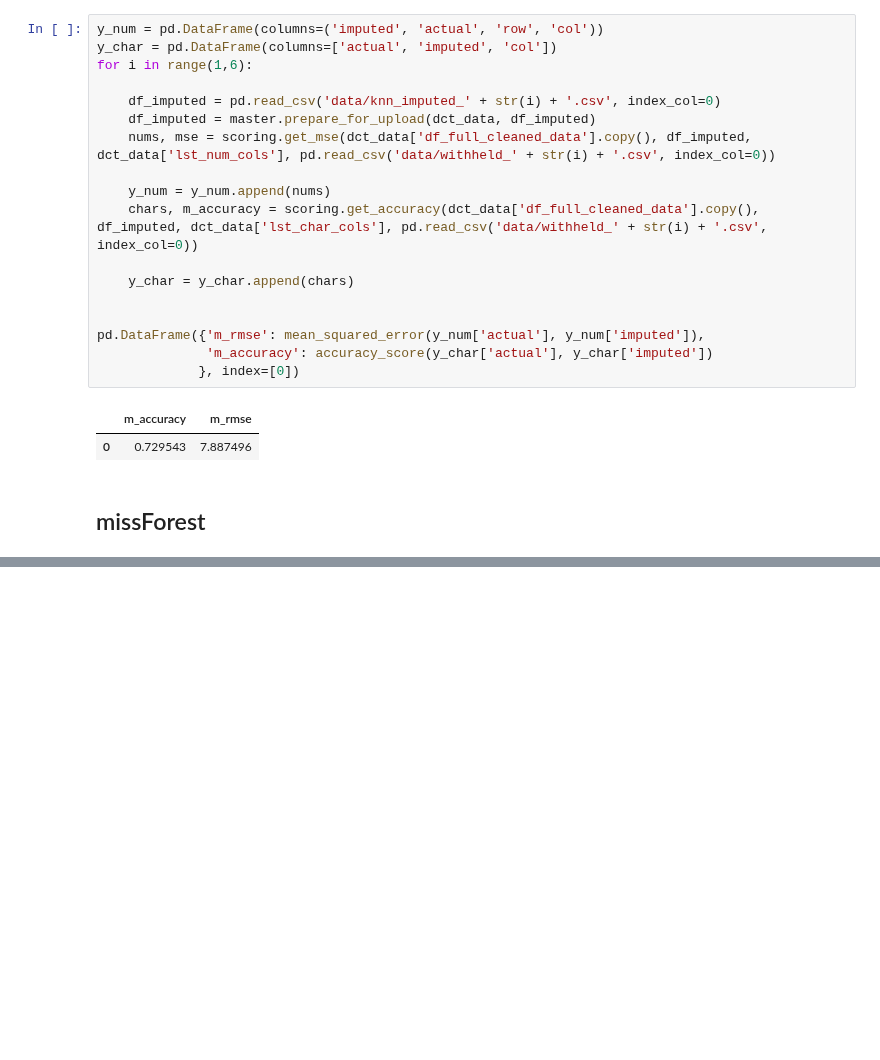
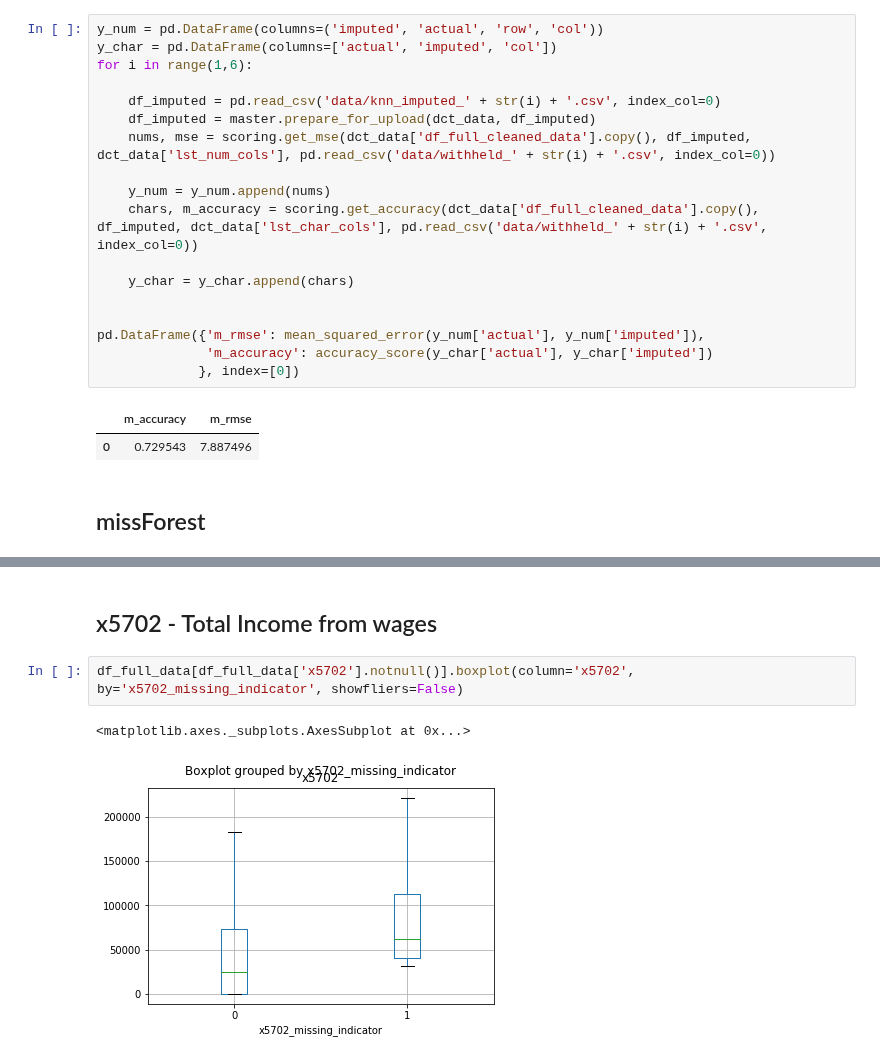
Before and after one commit to TavoloPerUno/scf_impute, a Jupyter notebook: Missing Patterns.ipynb, the cells around one changed output, grey strips where cells are left out. Cells and saved outputs as stored; diff of their text form; blank space fills up the shorter version.

```diff
--- a/Missing Patterns.ipynb
+++ b/Missing Patterns.ipynb
@@ -115,0 +137,7 @@ pd.DataFrame({'m_rmse': mean_squared_error(y_num['actual'], y_num['imputed']),
+# %% [markdown]
+## x5702 - Total Income from wages
+# %%
+df_full_data[df_full_data['x5702'].notnull()].boxplot(column='x5702', by='x5702_missing_indicator', showfliers=False)
+# %% [output]
+<matplotlib.axes._subplots.AxesSubplot at 0x...>
+[figure, added]
```
Also changed, not shown: parts of 30 cells of this notebook, 1 other file.
